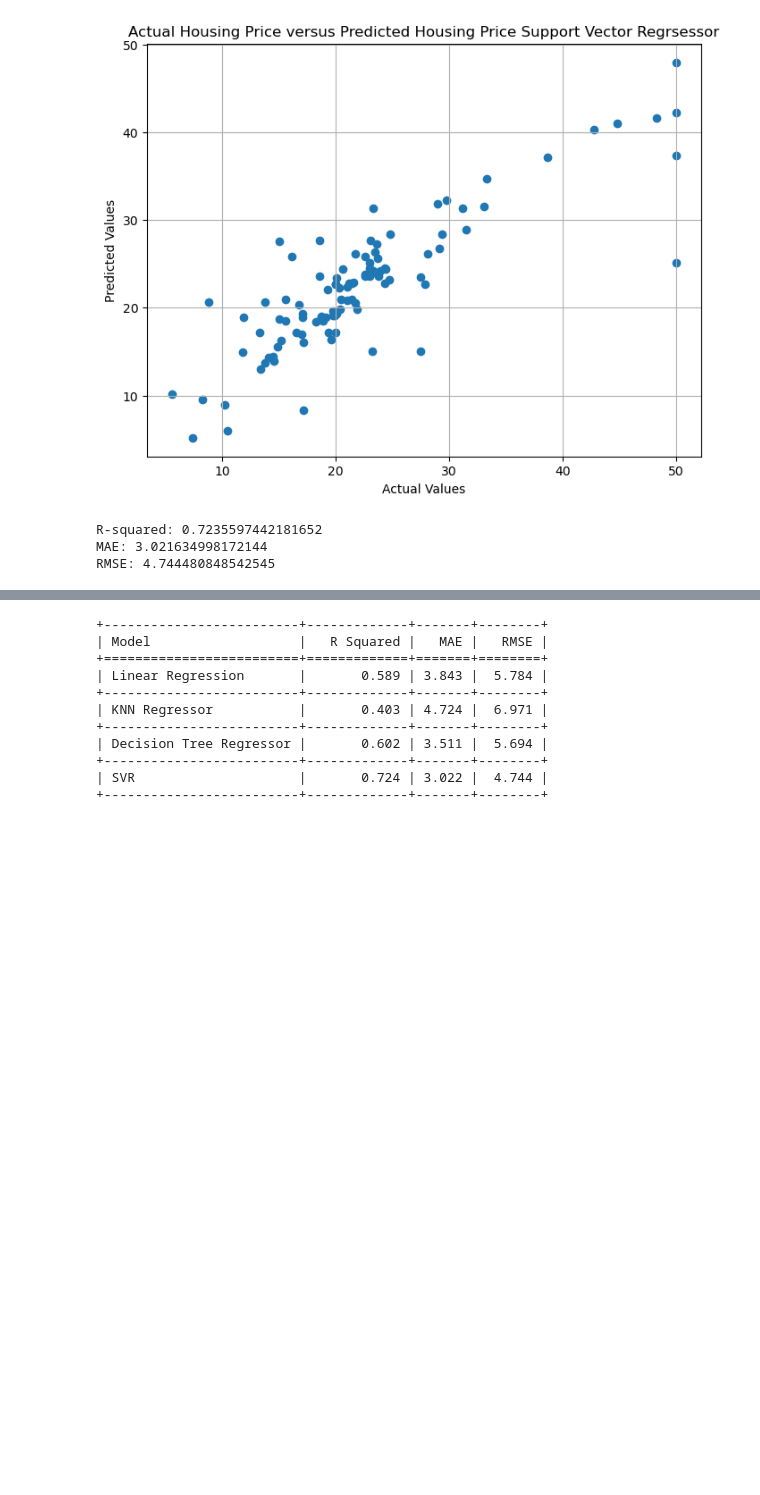
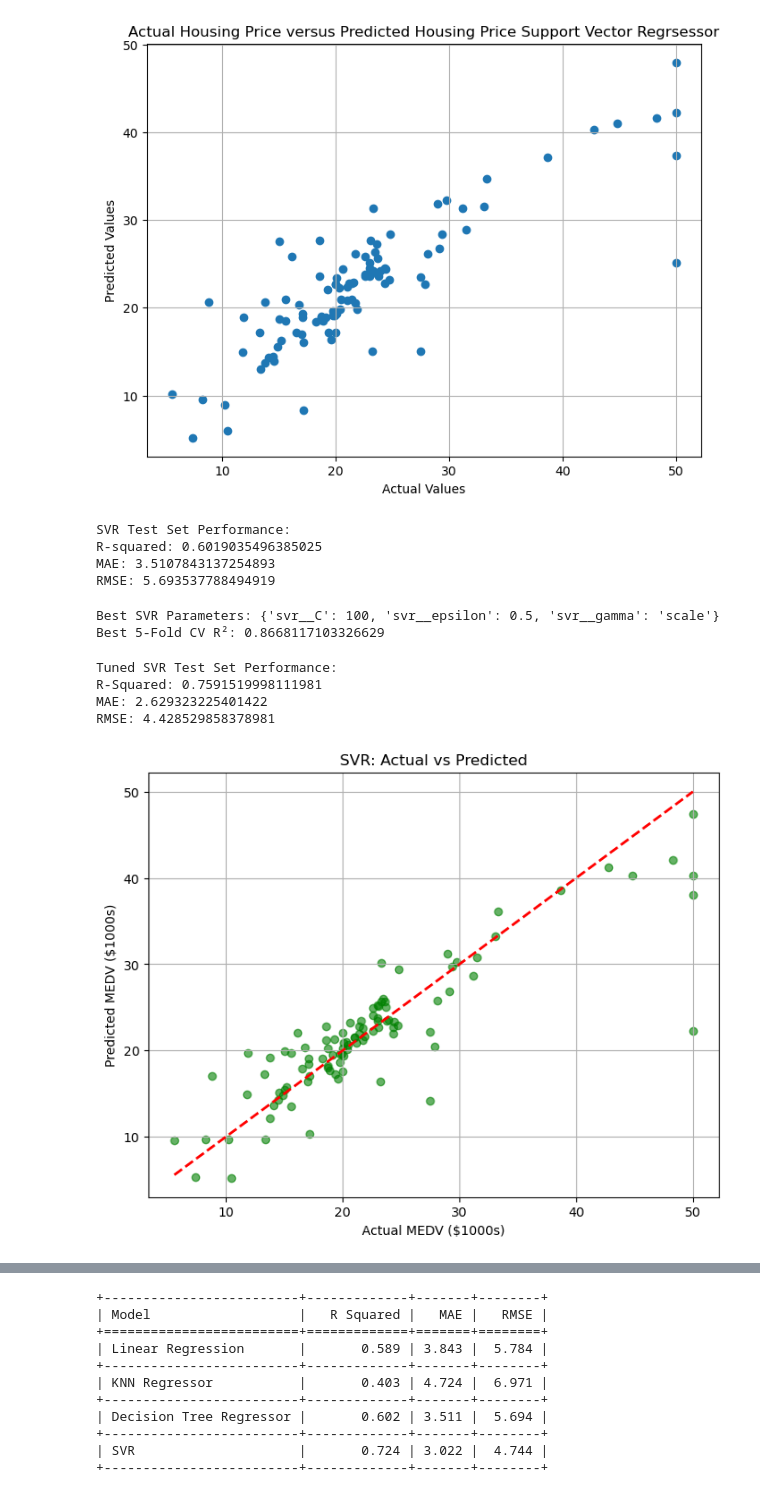
Before and after one commit to Syaza777/Regression_Boston-House-Price_KNR_DTR_SVR, a Jupyter notebook: Lab4Exercise.ipynb, the cells around one changed output, grey strips where cells are left out. Cells and saved outputs as stored; diff of their text form; code cells hidden in the pictures; blank space fills up the shorter version.

```diff
--- a/Lab4Exercise.ipynb
+++ b/Lab4Exercise.ipynb
@@ -277,10 +409,77 @@ r_squared = r2_score(y_test, y_pred)
 mae = mean_absolute_error(y_test, y_pred)
 rmse = np.sqrt(mean_squared_error(y_test, y_pred))
 
+print("\nSVR Test Set Performance:")
 print("R-squared:", r_squared)
 print("MAE:", mae)
 print("RMSE:", rmse)
 # %% [output]
-R-squared: 0.7235597442181652
-MAE: 3.021634998172144
-RMSE: 4.744480848542545
+SVR Test Set Performance:
+R-squared: 0.6019035496385025
+MAE: 3.5107843137254893
+RMSE: 5.693537788494919
+# %%
+# SVR hyperparameters
+svr_params = {
+    'C': [1, 10, 100],          # Regularization parameter
+    'gamma': ['scale', 0.01, 0.1, 1],  # Kernel coefficient
+    'epsilon': [0.1, 0.2, 0.5]  # Epsilon-tube
+}
+
+from sklearn.preprocessing import StandardScaler
+from sklearn.pipeline import Pipeline
+
+# Create a pipeline: scale features then apply SVR
+pipeline = Pipeline([
+    ('scaler', StandardScaler()),
+    ('svr', SVR())
+])
+
+# GridSearchCV
+svr_grid = GridSearchCV(pipeline, {'svr__C': [1, 10, 100],
+                                   'svr__gamma': ['scale', 0.01, 0.1, 1],
+                                   'svr__epsilon': [0.1, 0.2, 0.5]},
+                        cv=5, scoring='r2', n_jobs=-1)
+
+svr_grid.fit(x_train, y_train)
+
+# Best parameters and CV score
+print("Best SVR Parameters:", svr_grid.best_params_)
+print("Best 5-Fold CV R²:", svr_grid.best_score_)
+# %% [output]
+Best SVR Parameters: {'svr__C': 100, 'svr__epsilon': 0.5, 'svr__gamma': 'scale'}
+Best 5-Fold CV R²: 0.8668117103326629
+# %%
+# Best model
+best_svr = svr_grid.best_estimator_
+
+# Predict
+y_pred_svr = best_svr.predict(x_test)
+
+# Evaluation
+r2_svr = r2_score(y_test, y_pred_svr)
+mae_svr = mean_absolute_error(y_test, y_pred_svr)
+rmse_svr = np.sqrt(mean_squared_error(y_test, y_pred_svr))
+
+print("\nTuned SVR Test Set Performance:")
+print("R-Squared:", r2_svr)
+print("MAE:", mae_svr)
+print("RMSE:", rmse_svr)
+# %% [output]
+Tuned SVR Test Set Performance:
+R-Squared: 0.7591519998111981
+MAE: 2.629323225401422
+RMSE: 4.428529858378981
+# %%
+import matplotlib.pyplot as plt
+
+plt.figure(figsize=(8,6))
+plt.scatter(y_test, y_pred_svr, color='green', alpha=0.6)
+plt.plot([y_test.min(), y_test.max()], [y_test.min(), y_test.max()], 'r--', lw=2)
+plt.xlabel("Actual MEDV ($1000s)")
+plt.ylabel("Predicted MEDV ($1000s)")
+plt.title("SVR: Actual vs Predicted")
+plt.grid(True)
+plt.show()
+# %% [output]
+[figure, added]
```
Also changed, not shown: parts of 19 cells of this notebook.
